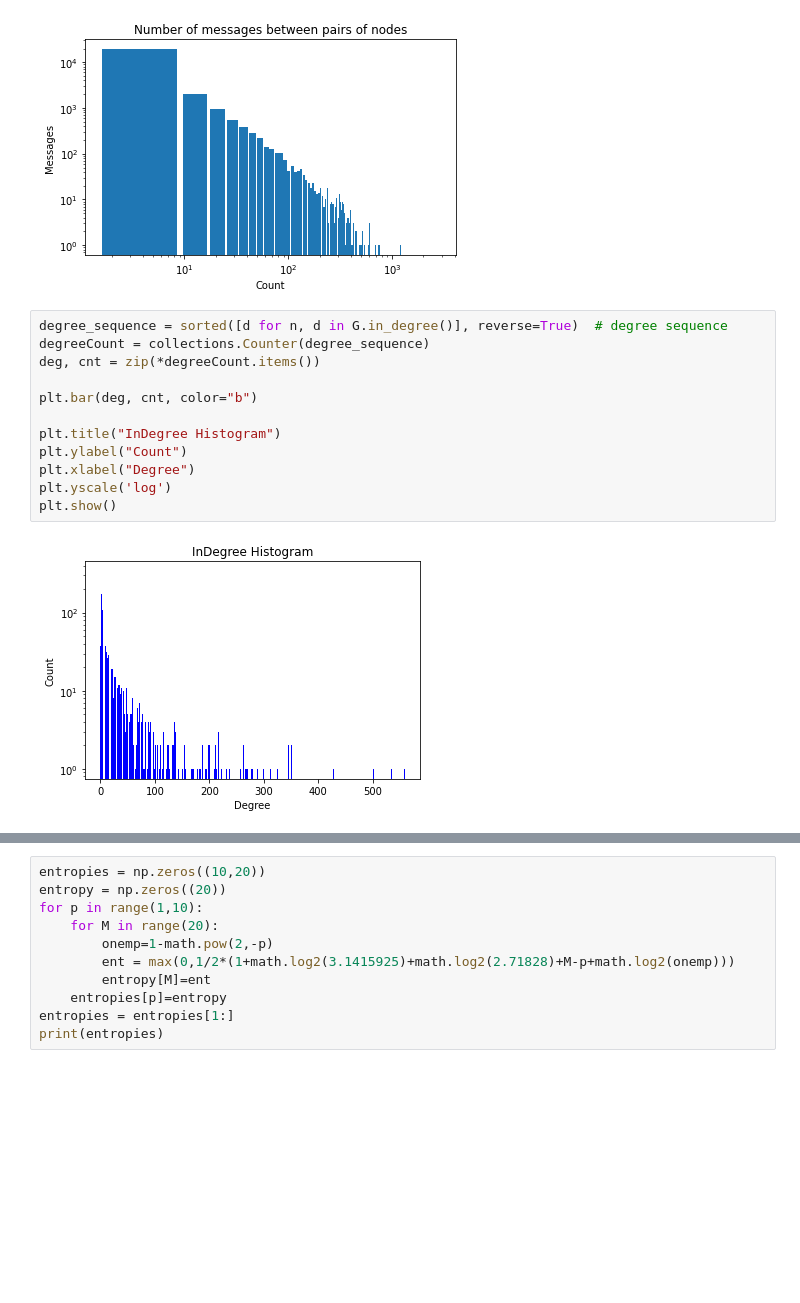
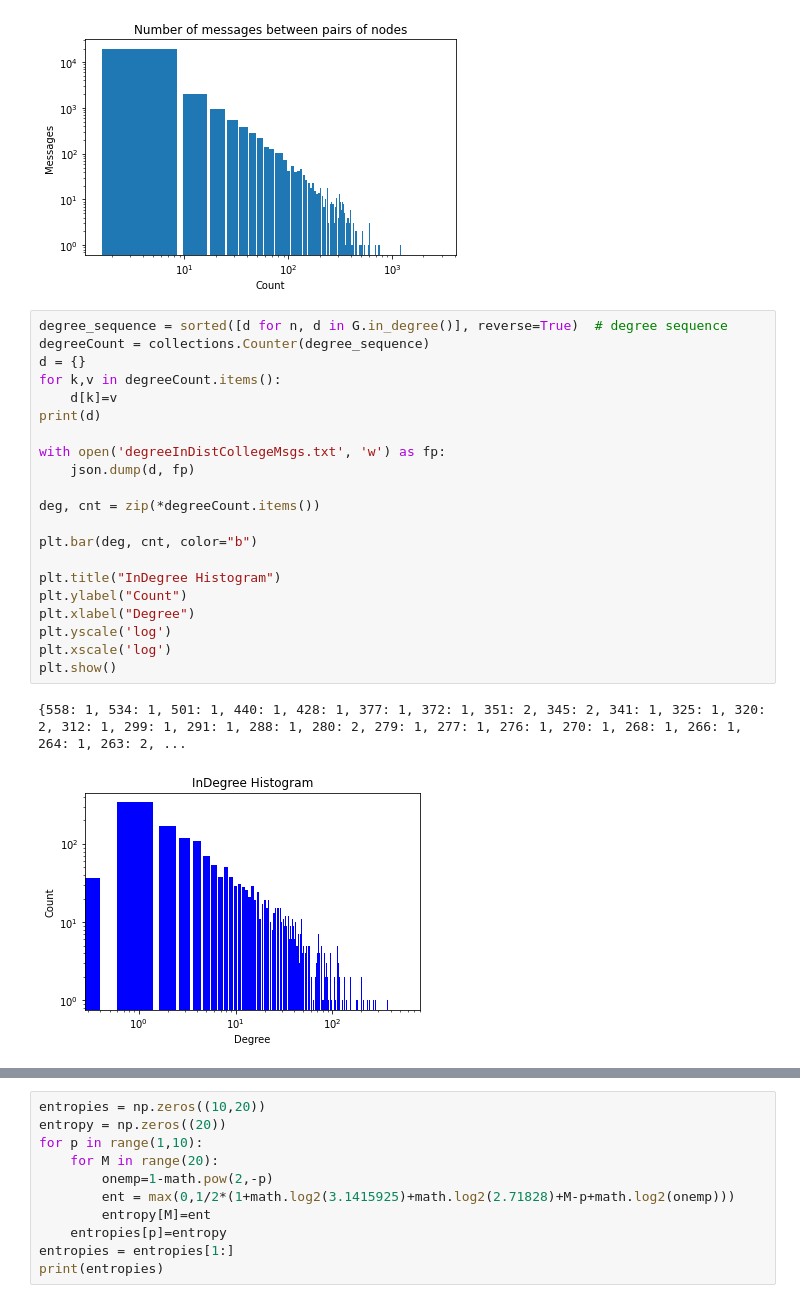
Before and after one commit to seresistvanandras/FMD-analysis, a Jupyter notebook: src/Analyser.ipynb, the cells around one changed output, grey strips where cells are left out. Drawn from its saved outputs; the diff is of its cells as text; blank space fills up the shorter version.

Commit message:
Adding {In,Out}Degree distributions of the graphs

```diff
--- a/src/Analyser.ipynb
+++ b/src/Analyser.ipynb
@@ -66,17 +68,27 @@ plt.show()
 # %%
 degree_sequence = sorted([d for n, d in G.in_degree()], reverse=True)  # degree sequence
 degreeCount = collections.Counter(degree_sequence)
+d = {}
+for k,v in degreeCount.items():
+    d[k]=v
+print(d)
+
+with open('degreeInDistCollegeMsgs.txt', 'w') as fp:
+    json.dump(d, fp)
+
 deg, cnt = zip(*degreeCount.items())
 
 plt.bar(deg, cnt, color="b")
 
 plt.title("InDegree Histogram")
 plt.ylabel("Count")
 plt.xlabel("Degree")
 plt.yscale('log')
+plt.xscale('log')
 plt.show()
 # %% [output]
+{558: 1, 534: 1, 501: 1, 440: 1, 428: 1, 377: 1, 372: 1, 351: 2, 345: 2, 341: 1, 325: 1, 320: 2, 312: 1, 299: 1, 291: 1, 288: 1, 280: 2, 279: 1, 277: 1, 276: 1, 270: 1, 268: 1, 266: 1, 264: 1, 263: 2, ...
-[figure, old version]
+[figure, new version]
 # %%
 degree_sequence = sorted([d for n, d in G.out_degree()], reverse=True)  # degree sequence
 degreeCount = collections.Counter(degree_sequence)
```
Also changed, not shown: parts of 2 cells of this notebook, 4 other files.
